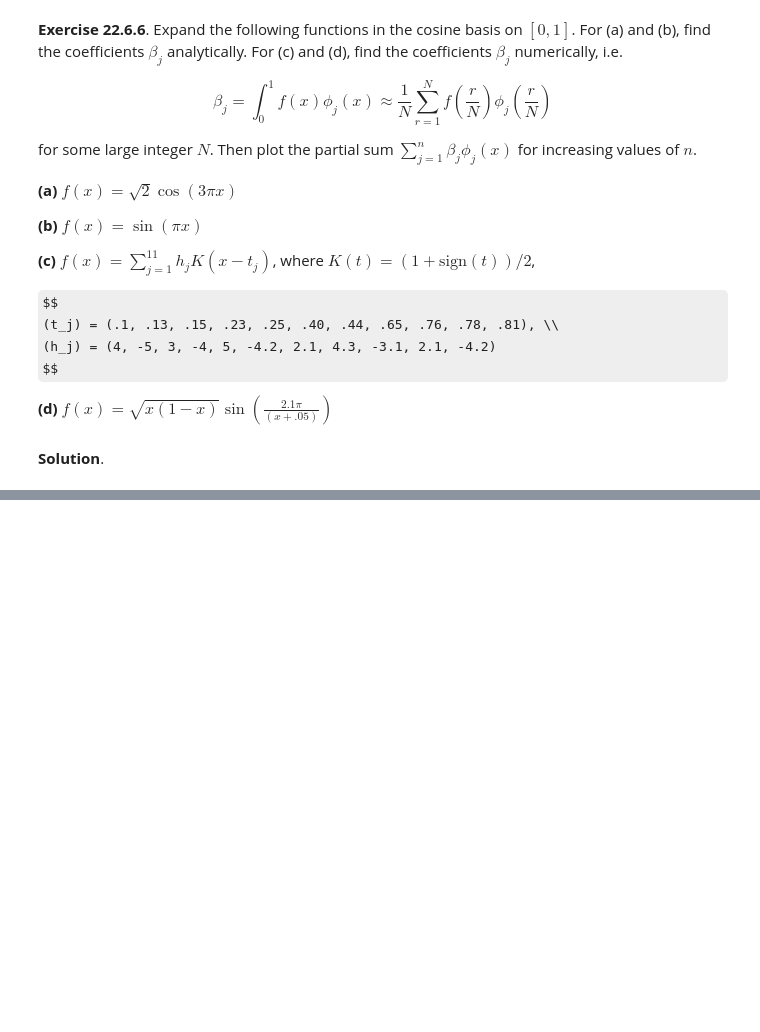
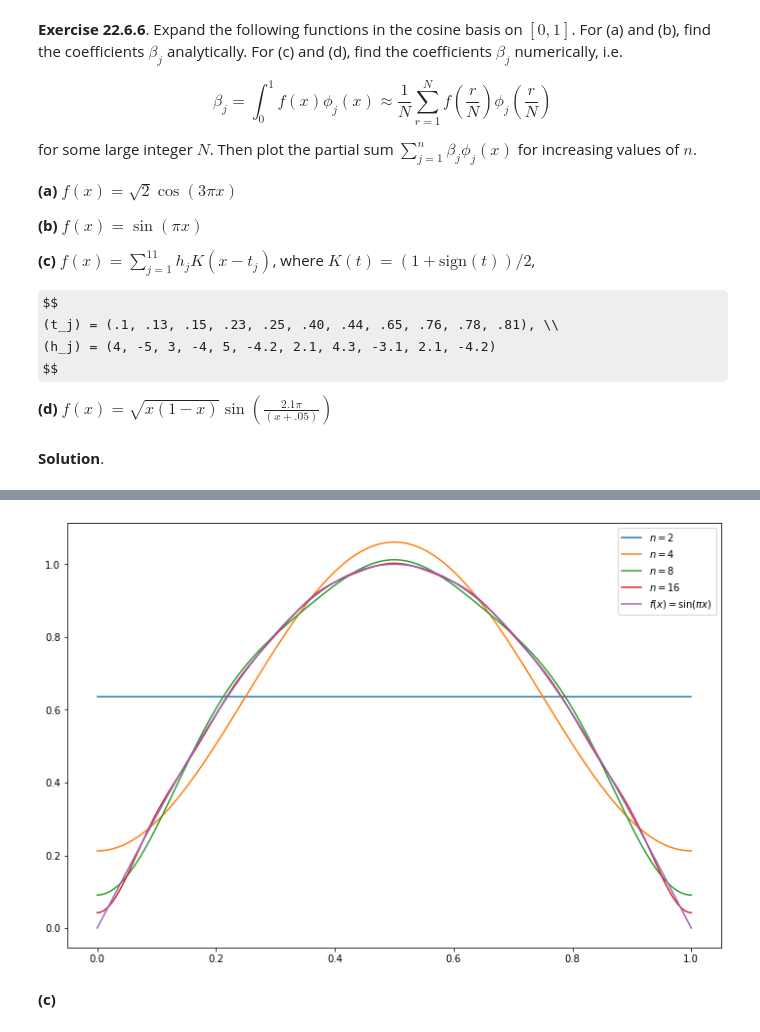
Before and after one commit to telmo-correa/all-of-statistics, a Jupyter notebook: chapter22.ipynb, the cells around one changed output, grey strips where cells are left out. Drawn from its saved outputs; the diff is of its cells as text; code cells hidden in the pictures; some formulas as TeX source; blank space fills up the shorter version.

```diff
--- a/chapter22.ipynb
+++ b/chapter22.ipynb
@@ -790,0 +858,42 @@ $$
+# %%
+import numpy as np
+
+def beta_j(j):
+    if j % 2 == 0:
+        return 0
+    if j == 1:
+        return 2 / np.pi
+    return -np.sqrt(2)*2 / ((np.pi * j * j) - (2 * np.pi * j))
+
+def phi_j(j):
+    def f(x):
+        if j == 1:
+            return np.ones_like(x)
+        return np.sqrt(2) * np.cos((j - 1) * np.pi * x)
+    return f
+
+def partial_sum(n, x):
+    lx = len(x)
+    terms = np.empty((n, lx))
+    for j in range(1, n + 1):
+        terms[j - 1] = beta_j(j) * phi_j(j)(xx)
+    return terms.sum(axis = 0)
+# %%
+import matplotlib.pyplot as plt
+%matplotlib inline
+
+step = 1e-3
+xx = np.arange(0, 1 + step, step=step)
+
+plt.figure(figsize=(12, 8))
+plt.plot(xx, partial_sum(2, xx), label=r'$n = 2$')
+plt.plot(xx, partial_sum(4, xx), label=r'$n = 4$')
+plt.plot(xx, partial_sum(8, xx), label=r'$n = 8$')
+plt.plot(xx, partial_sum(16, xx), label=r'$n = 16$')
+plt.plot(xx, np.sin(np.pi * xx), label=r'$f(x) = \sin(\pi x)$')
+plt.legend()
+plt.show()
+# %% [output]
+[figure, added]
+# %% [markdown]
+**(c)**
```
Also changed, not shown: parts of 11 cells of this notebook.
